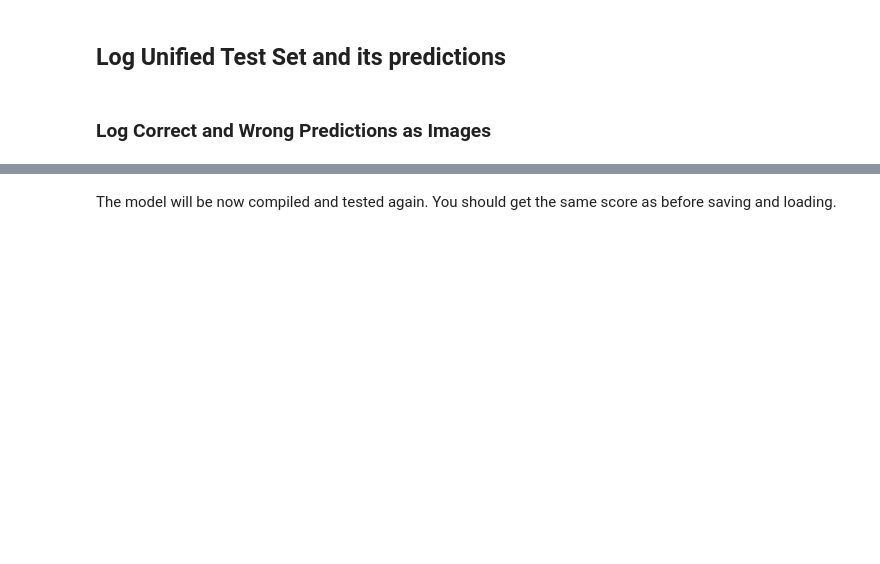
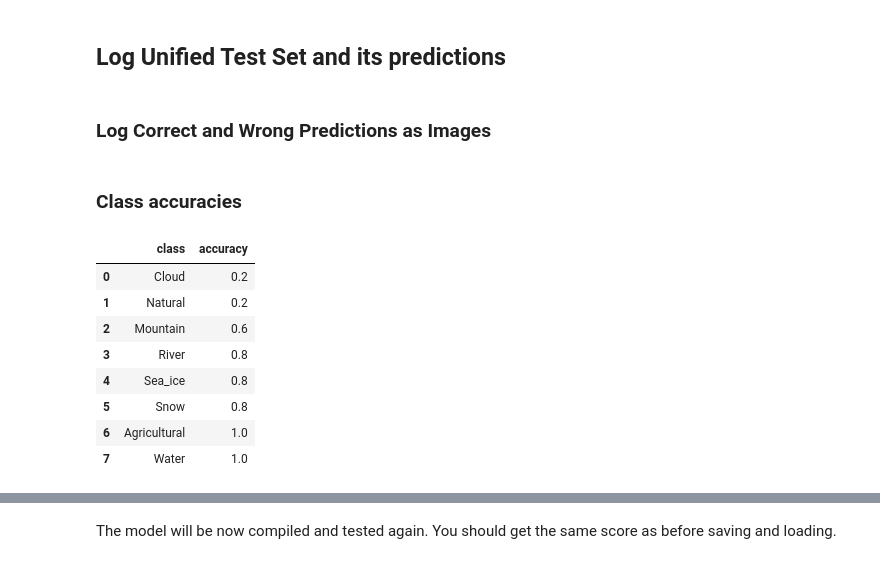
Before and after one commit to ShendoxParadox/Few-shot-satellite-image-classification-OPS-SAT, a Jupyter notebook: OPS_SAT_Dev.ipynb, the cells around one changed output, grey strips where cells are left out. Cells and saved outputs as stored; diff of their text form; code cells hidden in the pictures; blank space fills up the shorter version.

Commit message:
implement class accuracies and log them to wandb

```diff
--- a/OPS_SAT_Dev.ipynb
+++ b/OPS_SAT_Dev.ipynb
@@ -444,3 +454,30 @@ for i, (img, pred, label) in enumerate(zip(x_test, prediction_names, actual_name
         wandb.log({'Correct Predictions - Unified Test Set': wandb.Image(img, caption='predicted: {}, actual: {}'.format(pred, label))})
     else:
         wandb.log({'Wrong Predictions - Unified Test Set': wandb.Image(img, caption='predicted: {}, actual: {}'.format(pred, label))})
+# %% [markdown]
+### Class accuracies
+# %%
+df_preds = pd.DataFrame({"actual": actual_names, "prediction": prediction_names, "correct": pred_is_actual})
+# %%
+# group the dataframe by the 'actual' column
+grouped = df_preds.groupby('actual')
+class_accuracy = pd.DataFrame(data={}, columns=['class', 'accuracy'])
+# calculate the accuracy for each group
+for name, group in grouped:
+    accuracy = accuracy_score(group['actual'], group['prediction'])
+    # print('Accuracy for class {}: {}'.format(name, accuracy))
+    new_row = {"class": name, 'accuracy': accuracy}
+    class_accuracy = pd.concat([class_accuracy, pd.DataFrame([new_row])], ignore_index=True)
+class_accuracy = class_accuracy.sort_values('accuracy', ascending=True).reset_index(drop = True)
+# %%
+class_accuracy
+# %% [output]
+|  | class | accuracy |
+| 0 | Cloud | 0.2 |
+| 1 | Natural | 0.2 |
+| 2 | Mountain | 0.6 |
+| 3 | River | 0.8 |
+| 4 | Sea_ice | 0.8 |
+| 5 | Snow | 0.8 |
+| 6 | Agricultural | 1.0 |
+| 7 | Water | 1.0 |
```
Also changed, not shown: parts of 13 cells of this notebook.
